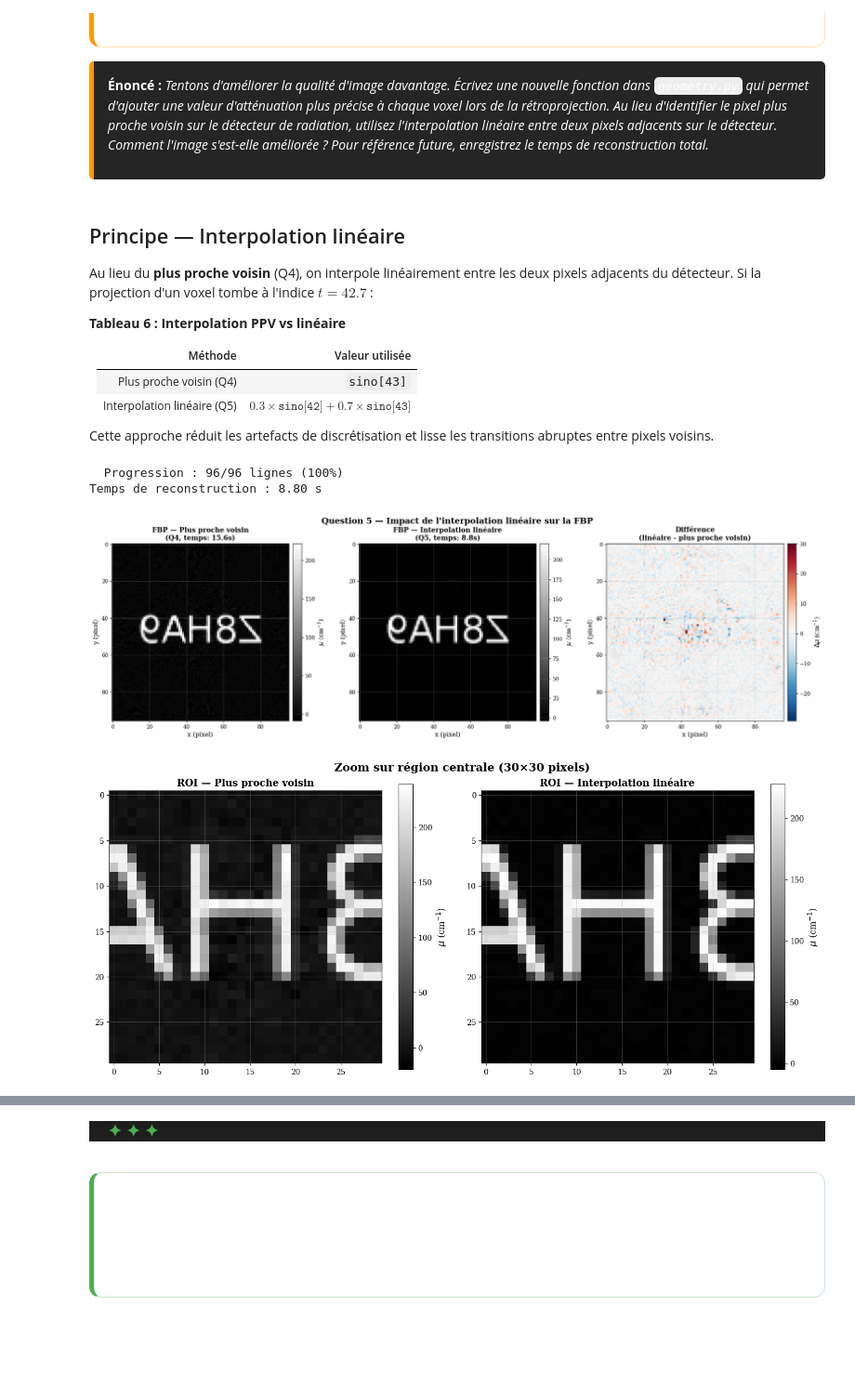
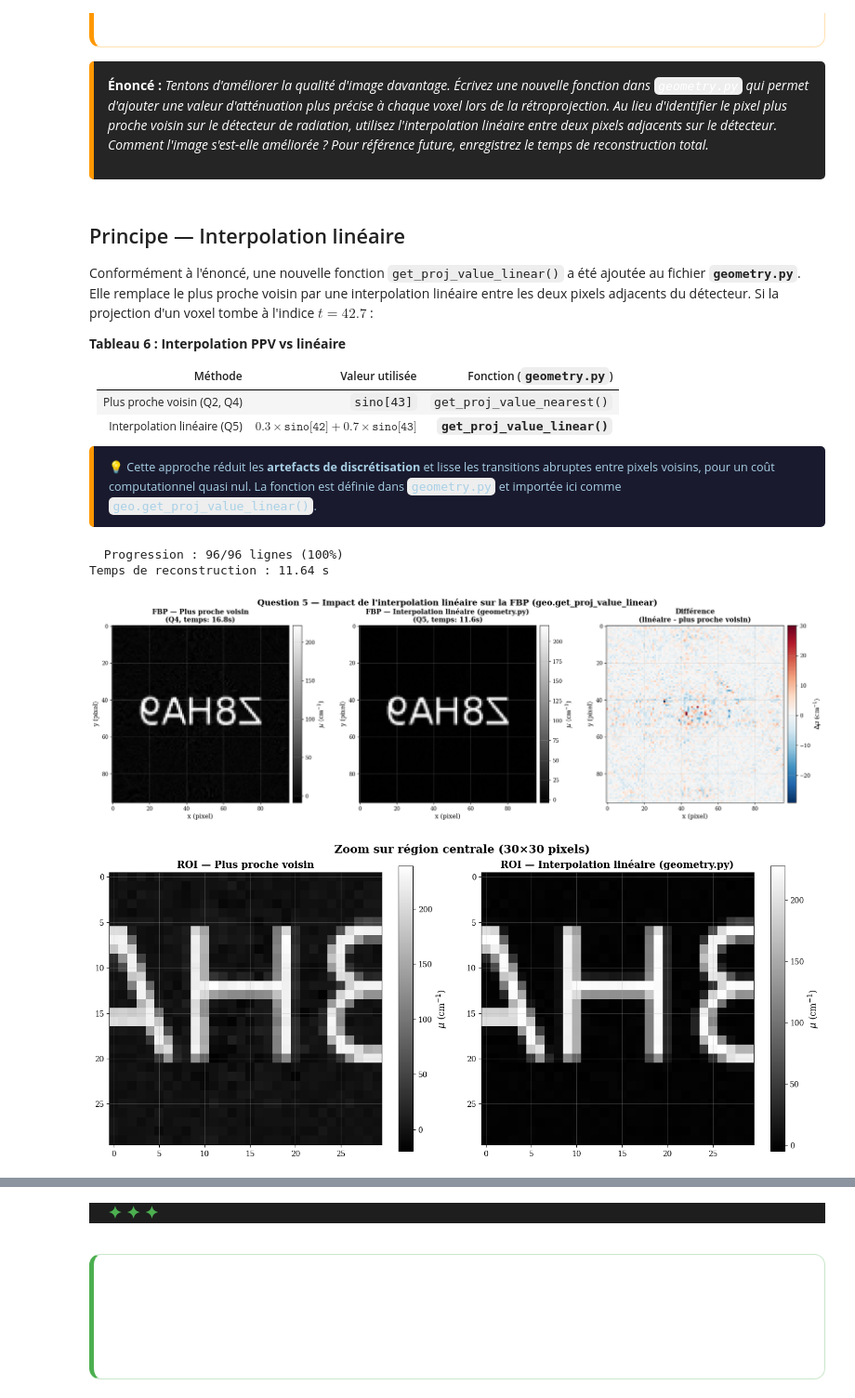
Before and after one commit to PhD-Brown/PHY-3500, a Jupyter notebook: TP_2-Reconstruction_tomographique/draft_alex.ipynb, the cells around one changed output, grey strips where cells are left out. Shown at 93% size. Cells and saved outputs as stored; diff of their text form; code cells hidden in the pictures; blank space fills up the shorter version.

```diff
--- a/TP_2-Reconstruction_tomographique/draft_alex.ipynb
+++ b/TP_2-Reconstruction_tomographique/draft_alex.ipynb
@@ -1000,26 +1005,31 @@ Les erreurs résiduelles sont de **hautes fréquences**, causées par l'amplific
 # %% [markdown]
 ## Principe — Interpolation linéaire
 
-Au lieu du **plus proche voisin** (Q4), on interpole linéairement entre les deux pixels adjacents du détecteur. Si la projection d'un voxel tombe à l'indice $t = 42.7$ :
+Conformément à l'énoncé, une nouvelle fonction `get_proj_value_linear()` a été ajoutée au fichier **`geometry.py`**. Elle remplace le plus proche voisin par une interpolation linéaire entre les deux pixels adjacents du détecteur. Si la projection d'un voxel tombe à l'indice $t = 42.7$ :
 
 **Tableau 6 : Interpolation PPV vs linéaire**
 
-| Méthode | Valeur utilisée |
-|:--------|:----------------|
-| Plus proche voisin (Q4) | `sino[43]` |
-| Interpolation linéaire (Q5) | $0.3 \times \texttt{sino[42]} + 0.7 \times \texttt{sino[43]}$ |
+| Méthode | Valeur utilisée | Fonction (`geometry.py`) |
+|:--------|:----------------|:--------------------------|
+| Plus proche voisin (Q2, Q4) | `sino[43]` | `get_proj_value_nearest()` |
+| Interpolation linéaire (Q5) | $0.3 \times \texttt{sino[42]} + 0.7 \times \texttt{sino[43]}$ | **`get_proj_value_linear()`** |
 
-Cette approche réduit les artefacts de discrétisation et lisse les transitions abruptes entre pixels voisins.
+<div style="background-color: #1a1a2e; color: #a8d0e6; border-left: 5px solid #FF9800; padding: 12px 16px; border-radius: 5px; margin: 10px 0; font-size: 0.9em;">
+💡 Cette approche réduit les <strong>artefacts de discrétisation</strong> et lisse les transitions abruptes entre pixels voisins, pour un coût computationnel quasi nul. La fonction est définie dans <code>geometry.py</code> et importée ici comme <code>geo.get_proj_value_linear()</code>.
+</div>
 # %%
-# Question 5 : FBP avec interpolation linéaire
+# Question 5 — FBP avec interpolation linéaire (get_proj_value_linear dans geometry.py)
+import importlib, sys, os
+sys.path.insert(0, os.path.abspath('.'))
+import geometry as geo
+importlib.reload(geo)   # S'assure d'avoir la version à jour avec get_proj_value_linear()
 
 def backproject_linear_interp(sinogram, angles, nbvox=96, voxsize=0.4, pixsize=0.165):
     """
-    Rétroprojection filtrée avec interpolation linéaire (1D).
+    Rétroprojection filtrée avec interpolation linéaire (Q5).
 
-    Au lieu du plus proche voisin (round), on interpole linéairement
-    entre les deux pixels adjacents du détecteur :
-      t_pixel = 42.7 → val = 0.3 * sino[42] + 0.7 * sino[43]
+    Utilise geo.get_proj_value_linear() (geometry.py) au lieu du plus proche
+    voisin pour obtenir une valeur d'atténuation plus précise à chaque voxel.
     """
     nbprj, nbpix = sinogram.shape
     image = np.zeros((nbvox, nbvox))
@@ -1037,18 +1047,8 @@ def backproject_linear_interp(sinogram, angles, nbvox=96, voxsize=0.4, pixsize=0
                 t = x * np.cos(phi) + y * np.sin(phi)
                 t_pixel = t / pixsize + det_center
 
-                idx_left = int(np.floor(t_pixel))
-                idx_right = idx_left + 1
-                frac = t_pixel - idx_left
-
-                if 0 <= idx_left < nbpix and 0 <= idx_right < nbpix:
-                    value = (1 - frac) * sinogram[a_idx, idx_left] + \
-                            frac * sinogram[a_idx, idx_right]
-                    image[j, i] += value
-                elif 0 <= idx_left < nbpix:
-                    image[j, i] += sinogram[a_idx, idx_left]
-                elif 0 <= idx_right < nbpix:
-                    image[j, i] += sinogram[a_idx, idx_right]
+                # Interpolation linéaire via geometry.py (Q5)
+                image[j, i] += geo.get_proj_value_linear(sinogram[a_idx], t_pixel)
 
     print(f"  Progression : {nbvox}/{nbvox} lignes (100%)    ")
     return image
@@ -1077,7 +1077,7 @@ plt.colorbar(im0, cax=cax0, label=r'$\mu$ (cm$^{-1}$)')
 
 vmin2, vmax2 = np.percentile(image_fbp_linear, [1, 99])
 im1 = axes[1].imshow(image_fbp_linear, cmap='gray', interpolation='nearest', vmin=vmin2, vmax=vmax2)
-axes[1].set_title(f'FBP — Interpolation linéaire\n(Q5, temps: {temps_fbp_linear:.1f}s)', fontsize=13, fontweight='bold')
+axes[1].set_title(f'FBP — Interpolation linéaire (geometry.py)\n(Q5, temps: {temps_fbp_linear:.1f}s)', fontsize=13, fontweight='bold')
 axes[1].set_xlabel('x (pixel)')
 axes[1].set_ylabel('y (pixel)')
 divider1 = make_axes_locatable(axes[1])
@@ -1093,36 +1093,36 @@ divider2 = make_axes_locatable(axes[2])
 cax2 = divider2.append_axes("right", size="5%", pad=0.1)
 plt.colorbar(im2, cax=cax2, label=r'$\Delta\mu$ (cm$^{-1}$)')
 
-fig.suptitle('Question 5 — Impact de l\'interpolation linéaire sur la FBP',
+fig.suptitle('Question 5 — Impact de l\'interpolation linéaire sur la FBP (geo.get_proj_value_linear)',
              fontsize=16, fontweight='bold', y=0.98)
 plt.tight_layout()
 plt.show()
 
 # --- Zoom ROI central ---
 fig, axes = plt.subplots(1, 2, figsize=(14, 6))
 
 roi_size = 30
 center_idx = nbvox // 2
 roi_slice = (slice(center_idx - roi_size//2, center_idx + roi_size//2),
              slice(center_idx - roi_size//2, center_idx + roi_size//2))
 
 roi_ppv = image_fbp[roi_slice]
 roi_linear = image_fbp_linear[roi_slice]
 
 im0 = axes[0].imshow(roi_ppv, cmap='gray', interpolation='nearest')
 axes[0].set_title('ROI — Plus proche voisin', fontsize=13, fontweight='bold')
 plt.colorbar(im0, ax=axes[0], label=r'$\mu$ (cm$^{-1}$)')
 
 im1 = axes[1].imshow(roi_linear, cmap='gray', interpolation='nearest')
-axes[1].set_title('ROI — Interpolation linéaire', fontsize=13, fontweight='bold')
+axes[1].set_title('ROI — Interpolation linéaire (geometry.py)', fontsize=13, fontweight='bold')
 plt.colorbar(im1, ax=axes[1], label=r'$\mu$ (cm$^{-1}$)')
 
 fig.suptitle('Zoom sur région centrale (30×30 pixels)', fontsize=15, fontweight='bold')
 plt.tight_layout()
 plt.show()
 # %% [output]
   Progression : 96/96 lignes (100%)
-Temps de reconstruction : 8.80 s
+Temps de reconstruction : 11.64 s
-[figure, old version]
+[figure, new version]
-[figure, old version]
+[figure, new version]
 # %% [markdown]
```
Also changed, not shown: parts of 32 cells of this notebook, 2 other files.
